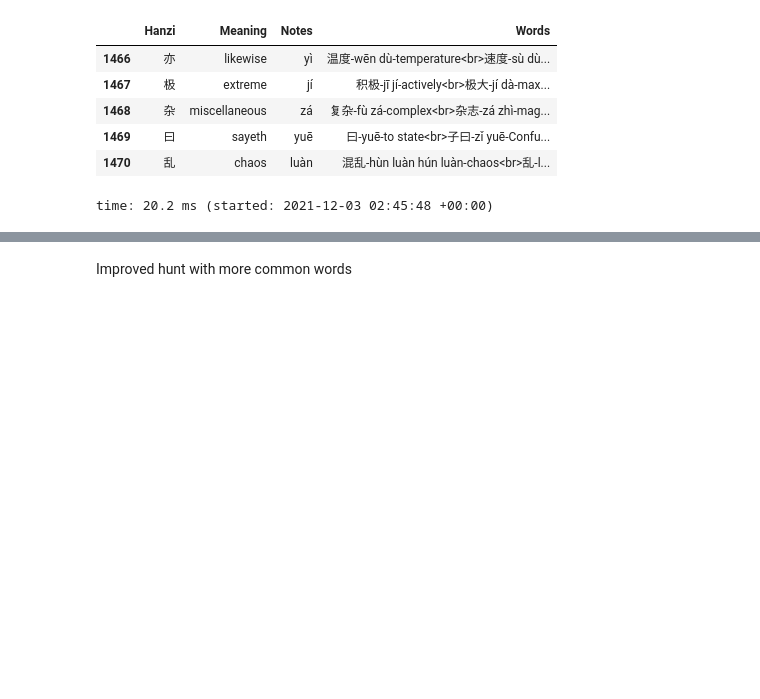
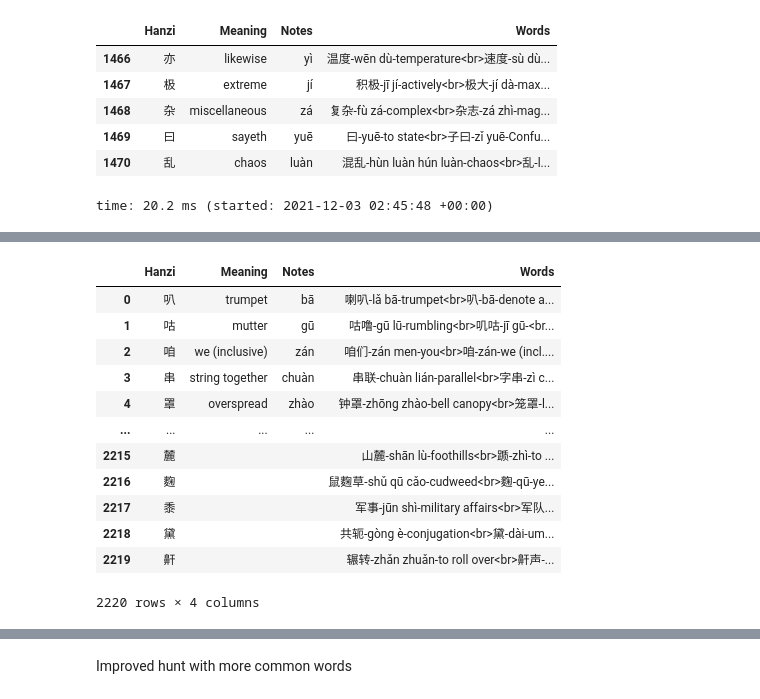
Before and after one commit to Tclack88/misc-analysis, a Jupyter notebook: mandarin_frequency_analysis/pinyin_conversion.ipynb, the cells around one changed output, grey strips where cells are left out. Cells and saved outputs as stored; diff of their text form; code cells hidden in the pictures; blank space fills up the shorter version.

Commit message:
applied alg to heisig 2 words

```diff
--- a/mandarin_frequency_analysis/pinyin_conversion.ipynb
+++ b/mandarin_frequency_analysis/pinyin_conversion.ipynb
@@ -118,0 +121,4 @@ time: 20.2 ms (started: 2021-12-03 02:45:48 +00:00)
+# %%
+h2_dat = 'https://raw.githubusercontent.com/Tclack88/misc-analysis/main/mandarin_frequency_analysis/heisig2.csv'
+h2_df = pd.read_csv(h2_dat, sep='\t').fillna('')
+h2_df.head()
@@ -118,0 +133,2 @@ time: 20.2 ms (started: 2021-12-03 02:45:48 +00:00)
+# %%
+h2_df['Words'] = h2_df['Hanzi'].apply(get_example_words)
@@ -118,0 +153,16 @@ time: 20.2 ms (started: 2021-12-03 02:45:48 +00:00)
+# %%
+h2_df
+# %% [output]
+|  | Hanzi | Meaning | Notes | Words |
+| 0 | 叭 | trumpet | bā | 喇叭-lǎ bā-trumpet<br>叭-bā-denote a... |
+| 1 | 咕 | mutter | gū | 咕噜-gū lū-rumbling<br>叽咕-jī gū-<br... |
+| 2 | 咱 | we (inclusive) | zán | 咱们-zán men-you<br>咱-zán-we (incl.... |
+| 3 | 串 | string together | chuàn | 串联-chuàn lián-parallel<br>字串-zì c... |
+| 4 | 罩 | overspread | zhào | 钟罩-zhōng zhào-bell canopy<br>笼罩-l... |
+| ... | ... | ... | ... | ... |
+| 2215 | 麓 |  |  | 山麓-shān lù-foothills<br>踬-zhì-to ... |
+| 2216 | 麴 |  |  | 鼠麴草-shǔ qū cǎo-cudweed<br>麴-qū-ye... |
+| 2217 | 黍 |  |  | 军事-jūn shì-military affairs<br>军队... |
+| 2218 | 黛 |  |  | 共轭-gòng è-conjugation<br>黛-dài-um... |
+| 2219 | 鼾 |  |  | 辗转-zhǎn zhuǎn-to roll over<br>鼾声-... |
+2220 rows × 4 columns
```
Also changed, not shown: parts of 6 cells of this notebook.
